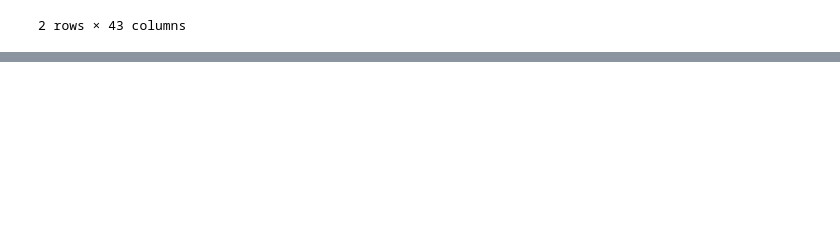
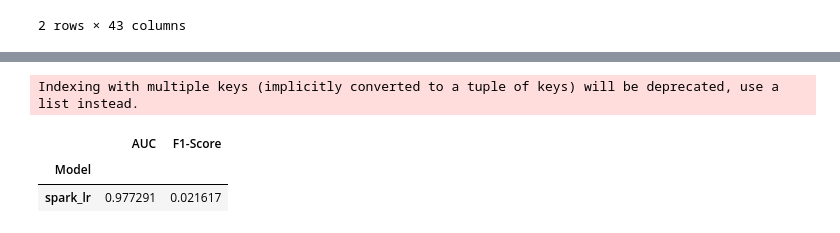
Before and after one commit to tiaaburton/Milestone-II-Machine-Learning-Project, a Jupyter notebook: notebooks/a1_notebook.ipynb, the cells around one changed output, grey strips where cells are left out. Cells and saved outputs as stored; diff of their text form; code cells hidden in the pictures; blank space fills up the shorter version.

```diff
--- a/notebooks/a1_notebook.ipynb
+++ b/notebooks/a1_notebook.ipynb
@@ -431 +426,8 @@ fig.show()
+# %%
+df[(df['Model']=='spark_lr') & ~(df['Train_Dataset']=='X_train_dsample')].groupby('Model')['AUC', 'F1-Score'].mean()
+# %% [output]
+Indexing with multiple keys (implicitly converted to a tuple of keys) will be deprecated, use a list instead.
+|  | AUC | F1-Score |
+| Model |  |  |
+| spark_lr | 0.977291 | 0.021617 |
 # %%
```
Also changed, not shown: parts of 17 cells of this notebook, 11 other files.
